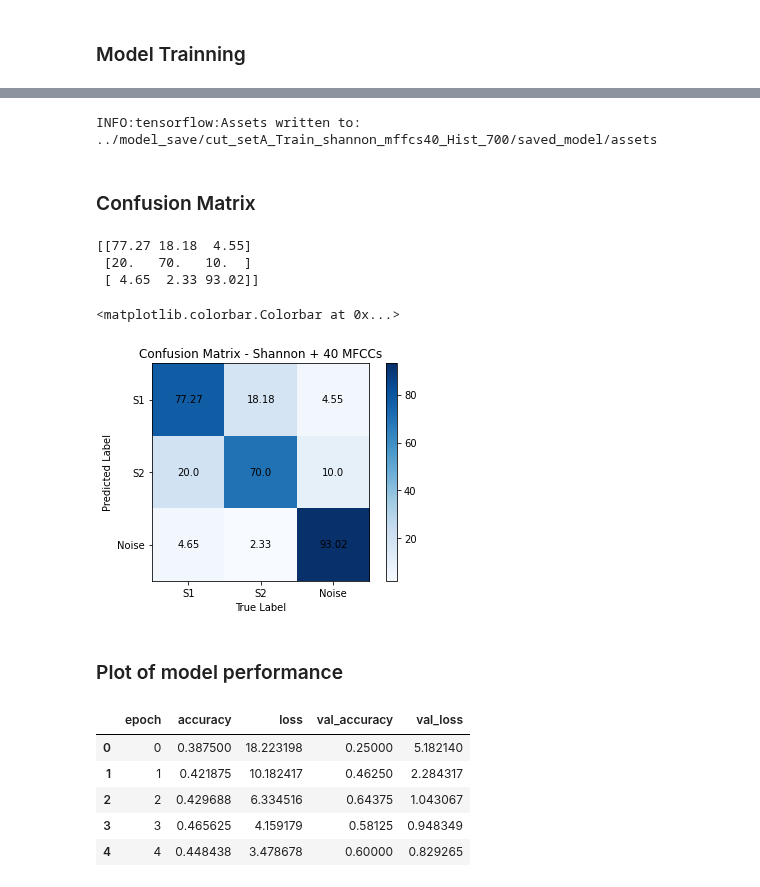
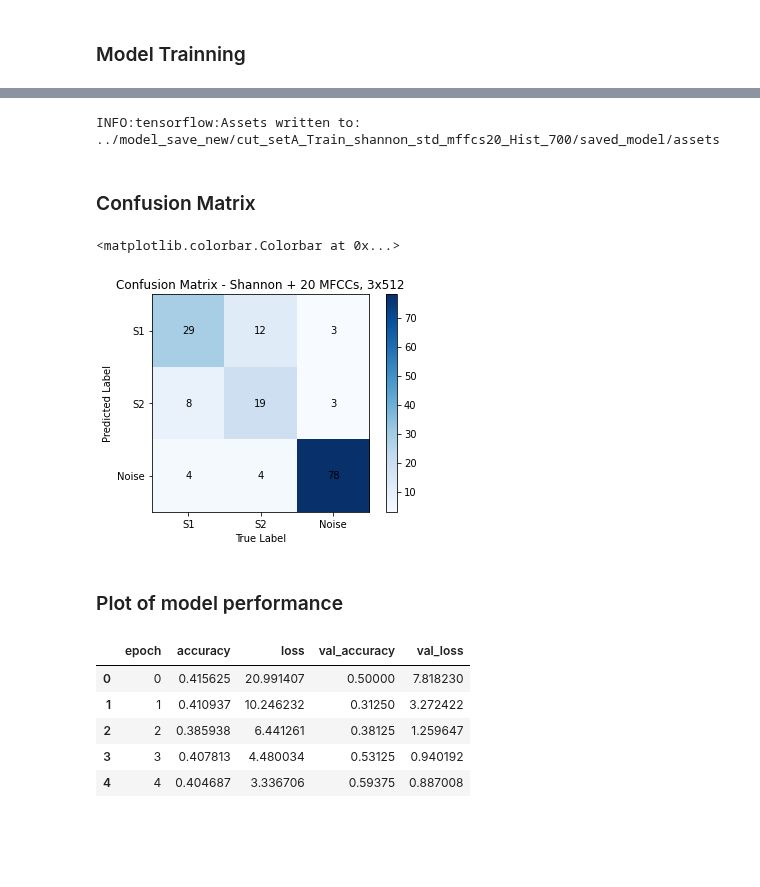
Before and after one commit to blackmountainb/taad-project, a Jupyter notebook: code/Model_Train.ipynb, the cells around one changed output, grey strips where cells are left out. Cells and saved outputs as stored; diff of their text form; code cells hidden in the pictures; blank space fills up the shorter version.

Commit message:
Correcao em modo de salvar modelo

```diff
--- a/code/Model_Train.ipynb
+++ b/code/Model_Train.ipynb
@@ -49,10 +49,10 @@ COMET INFO: Experiment is live on comet.ml https://www.comet.ml/negromontebs/set
 def extract_features(file_name):
     audio, sample_rate = librosa.load(file_name)
     audio = shannonEnergy(audio)
-    mfccs = librosa.feature.mfcc(y=audio, sr=sample_rate, n_mfcc=40)
+    mfccs = librosa.feature.mfcc(y=audio, sr=sample_rate, n_mfcc=20)
     mfccs_processed = np.mean(mfccs.T,axis=0)
-    #mfccs_std = np.std(mfccs.T,axis=0)
-    #mfccs_out = np.hstack((mfccs_processed, mfccs_std))
+    mfccs_std = np.std(mfccs.T,axis=0)
+    mfccs_out = np.hstack((mfccs_processed, mfccs_std))
     mfccs_out = mfccs_processed
 
     return mfccs_out
@@ -123,7 +123,7 @@ featuresdf.to_pickle('../MFCCs/cutA_toTrain_shannon_mfccs'+str(n_mfccs)+'.pkl')
 # %% [markdown]
 ### Load MFFCs from saved files
 # %%
-fileMFCCs = '../MFCCs/cutA_toTrain_shannon_mfccs'+str(n_mfccs)+'.pkl'
+fileMFCCs = '../MFCCs/cutA_toTrain_shannon_std_mfccs'+str(n_mfccs)+'.pkl'
 featuresdf = pd.read_pickle(fileMFCCs)
 # %% [markdown]
 ### Transform the data to arrays
@@ -198,7 +198,7 @@ Pre-training accuracy: 27.5000%
 num_epochs = 700
 num_batch_size = 32
 
-csv_logger = keras.callbacks.CSVLogger('../model_save/cut_setA_Train_shannon_mffcs'+str(n_mfccs)+'_Hist_'+str(num_epochs)+'.log')
+csv_logger = keras.callbacks.CSVLogger('../model_save_new/cut_setA_Train_shannon_std_mffcs'+str(n_mfccs)+'_Hist_'+str(num_epochs)+'.log')
 
 model.fit(x_train, y_train, batch_size=num_batch_size,callbacks=[csv_logger], epochs=num_epochs, validation_data=(x_test, y_test), verbose=1)
 
@@ -239,7 +239,7 @@ Testing Accuracy: 85.00%
 # %%
-model.save('../model_save/cut_setA_Train_shannon_mffcs'+str(n_mfccs)+'_Hist_'+str(num_epochs)+'/saved_model', save_format='tf')
+model.save('../model_save_new/cut_setA_Train_shannon_std_mffcs'+str(n_mfccs)+'_Hist_'+str(num_epochs)+'/saved_model')
 # %% [output]
-INFO:tensorflow:Assets written to: ../model_save/cut_setA_Train_shannon_mffcs40_Hist_700/saved_model/assets
+INFO:tensorflow:Assets written to: ../model_save_new/cut_setA_Train_shannon_std_mffcs20_Hist_700/saved_model/assets
 # %% [markdown]
 ### Confusion Matrix
 # %%
@@ -248,6 +248,7 @@ y_classes = predictions.argmax(axis=-1) # Classes predicted
 y_pred = (predictions > 0.5)
 matrix = metrics.confusion_matrix(y_test.argmax(axis=1), y_pred.argmax(axis=1))
 # %%
+
 # makes the % of each element
 total = []
 for row in matrix:
@@ -256,35 +257,29 @@ for row in matrix:
         sum += element
     total.append(sum)
 
-for i in range(len(matrix)):
-    matrix = matrix.astype(float)
-    matrix[i] = np.round(100*matrix[i]/total[i],2)
-
-print(matrix)
+#for i in range(len(matrix)):
+    #matrix = matrix.astype(float)
+    #matrix[i] = np.round(100*matrix[i]/total[i],2)
-# %% [output]
-[[77.27 18.18  4.55]
- [20.   70.   10.  ]
- [ 4.65  2.33 93.02]]
 # %%
 fig, ax = plt.subplots()
 
 ax.set_xlabel('True Label')
 ax.set_ylabel('Predicted Label')
 
 ticks = [0, 1, 2]
 labels = ["S1", "S2", "Noise"]
 plt.xticks(ticks, labels)
 plt.yticks(ticks, labels)
-plt.title('Confusion Matrix - Shannon + '+str(n_mfccs)+' MFCCs')
+plt.title('Confusion Matrix - Shannon + '+str(n_mfccs)+' MFCCs, 3x512')
 
 for i in range(3):
     for j in range(3):
         c = matrix[j,i]
         ax.text(i, j, str(c), va='center', ha='center')
 
 plt.imshow(matrix, cmap='Blues')
 plt.colorbar()
 # %% [output]
 <matplotlib.colorbar.Colorbar at 0x...>
-[figure, old version]
+[figure, new version]
 # %%
@@ -292,15 +287,15 @@ fig.savefig('../images/confusionMatrix/'+str(num_epochs)+'Epoch_shannon_mfccs'+s
 # %% [markdown]
 ### Plot of model performance
 # %%
-history = pd.read_csv('../model_save/cut_setA_Train_shannon_mffcs'+str(n_mfccs)+'_Hist_'+str(num_epochs)+'.log')
+history = pd.read_csv('../model_save_new/cut_setA_Train_shannon_std_mffcs'+str(n_mfccs)+'_Hist_'+str(num_epochs)+'.log')
 history.head()
 # %% [output]
 |  | epoch | accuracy | loss | val_accuracy | val_loss |
-| 0 | 0 | 0.387500 | 18.223198 | 0.25000 | 5.182140 |
-| 1 | 1 | 0.421875 | 10.182417 | 0.46250 | 2.284317 |
-| 2 | 2 | 0.429688 | 6.334516 | 0.64375 | 1.043067 |
-| 3 | 3 | 0.465625 | 4.159179 | 0.58125 | 0.948349 |
-| 4 | 4 | 0.448438 | 3.478678 | 0.60000 | 0.829265 |
+| 0 | 0 | 0.415625 | 20.991407 | 0.50000 | 7.818230 |
+| 1 | 1 | 0.410937 | 10.246232 | 0.31250 | 3.272422 |
+| 2 | 2 | 0.385938 | 6.441261 | 0.38125 | 1.259647 |
+| 3 | 3 | 0.407813 | 4.480034 | 0.53125 | 0.940192 |
+| 4 | 4 | 0.404687 | 3.336706 | 0.59375 | 0.887008 |
 # %%
 xx = np.array(history.epoch.tolist())
 yy = np.array(history.accuracy.tolist())
```
Also changed, not shown: parts of 10 cells of this notebook, 21 other files.
